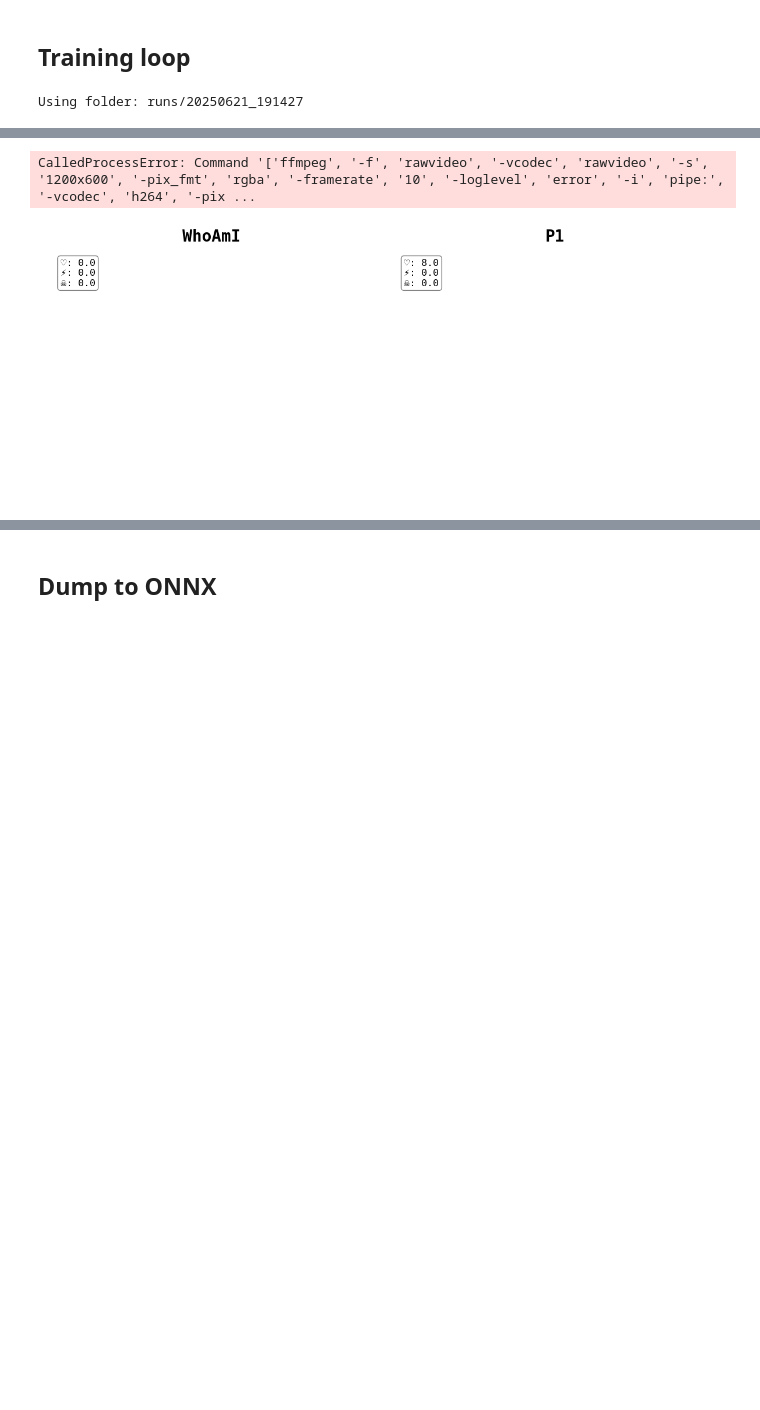
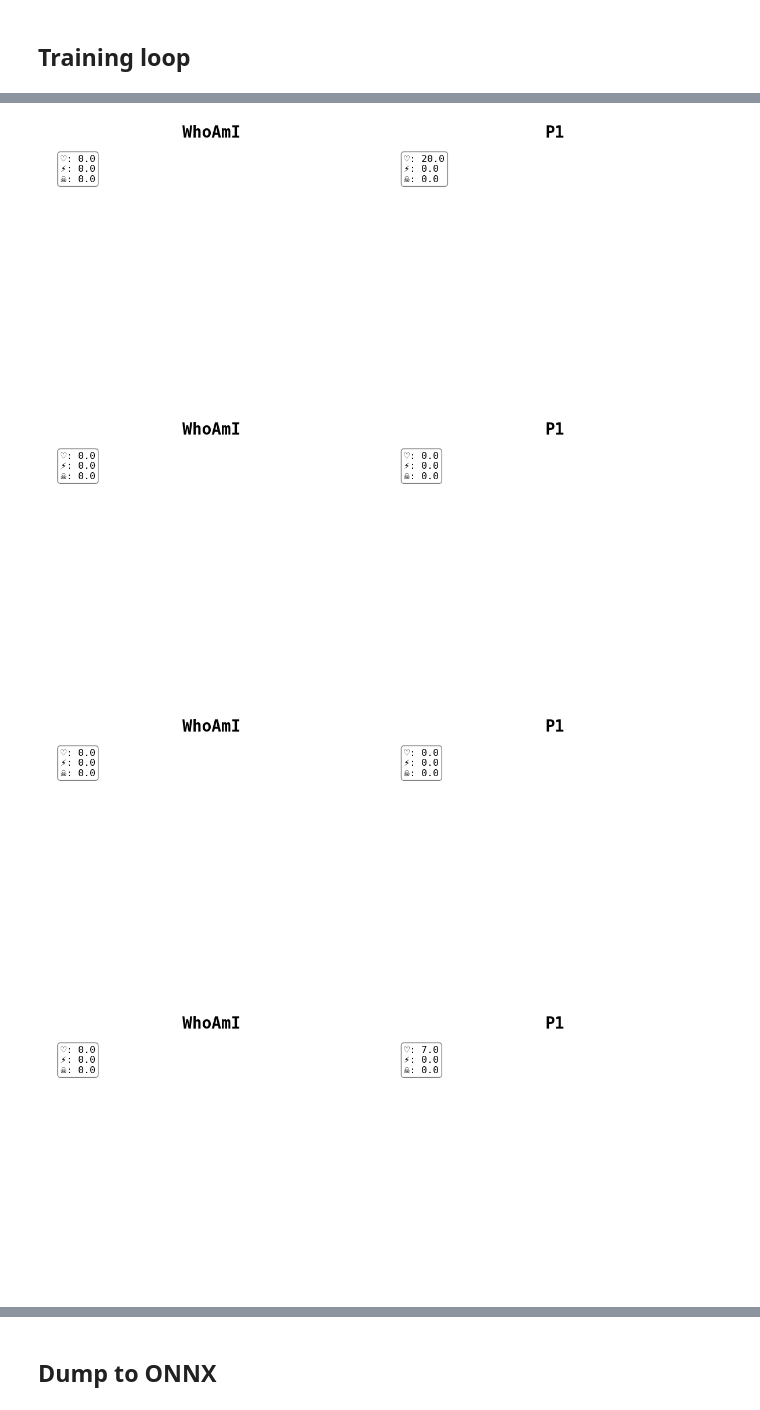
Before and after one commit to albortino/doom-drl-challenge, a Jupyter notebook: main_efficient.ipynb, the cells around one changed output, grey strips where cells are left out. Cells and saved outputs as stored; diff of their text form; code cells hidden in the pictures; blank space fills up the shorter version.

```diff
--- a/main_efficient.ipynb
+++ b/main_efficient.ipynb
@@ -35,3 +38,13 @@ from agents.helpers import *
 from agents.dqn import EfficientDQN, epsilon_greedy, soft_update_target_network, LargeDQN, SmallDQN
 # %%
 rng = np.random.default_rng(100)
+# %%
+# Create folder for training
+training_id = datetime.now().strftime("%Y%m%d_%H%M%S")
+training_folder = os.path.join("runs", training_id)
+os.makedirs(training_folder, exist_ok=True)
+print("Using folder:", training_folder)
+
+# Define loggers
+logger = FileLogger(training_folder, also_print=True)
+activation_logger = FileLogger(training_folder, filename="activations.txt", also_print=False)
@@ -74,7 +89,7 @@ NUM_BOTS = 3 #1, #6
 EPISODE_TIMEOUT = 2000
 # TODO: model hyperparams
 GAMMA = 0.95
-EPISODES = 100 #2 # 500
+EPISODES = 2 # 500
 BATCH_SIZE = 64
 REPLAY_BUFFER_SIZE = 20_000
 LEARNING_RATE = 5e-5
@@ -88,3 +103,4 @@ FRAME_SKIPPING_STOP = 100
 DEBUG = True
 PRINT_EVERY = 20
 VIDEO_DURING_TRAINING = True
+EVALUATION_EVERY = 10
@@ -171,12 +257,13 @@ for player in range(len(obs_test)):
 [figure]
 # %%
 # Iterate 60 steps
-STEPS = 10
+STEPS = 30
 
 for i in range(STEPS):
-    #actions = env_actions.get_random_action(NUM_PLAYERS)
+    actions = env_actions.get_random_action(NUM_PLAYERS)
     #actions = env_actions.get_action_value(1, NUM_PLAYERS)
-    actions = epsilon_greedy(env, model, obs_test, 1, env_actions, device, DTYPE)
+    #actions = epsilon_greedy(env, model, obs_test, 0.5, env_actions, device, DTYPE, debug=True) # 50% random actions by model
+    #actions = epsilon_greedy(env, model, torch.rand_like(torch.stack(obs_test)), 0, env_actions, device, DTYPE, debug=False) # model fully random
     obs_test, reward = env.step(actions)[0:2]
 
 for player in range(env.num_players):
@@ -216,19 +338,8 @@ POSITION_Y:              1472 | 1472
 # %% [markdown]
 ## Training loop
-# %%
-# ---------------------  TRAINING LOOP  ----------------------
-
-# Create folder for training
-training_id = datetime.now().strftime("%Y%m%d_%H%M%S")
-training_folder = os.path.join("runs", training_id)
-os.makedirs(training_folder, exist_ok=True)
-print("Using folder:", training_folder)
-
-# Define logger
-logger = FileLogger(training_folder, also_print=DEBUG)
-# %% [output]
-Using folder: runs/20250621_191427
 # %%
+# ---------------------  TRAINING LOOP  ----------------------
+
 # Training settings
 q_loss_list, epsilon_history = [], []
 reward_history = {player: [] for player in range(env.num_players)}
@@ -369,7 +480,7 @@ with TqdmProgress(total=EPISODES) as progress_bar:
         })
 
         # Show the video
-        if VIDEO_DURING_TRAINING and episode % PRINT_EVERY * 2 == 0:
+        if VIDEO_DURING_TRAINING and episode % PRINT_EVERY == 0:
             replay_msg = f"{datetime.now().strftime("%H:%M:%S")} | Episode: {episode} | Replaying animation..."
             logger.log(replay_msg)
             with suppress_output():
@@ -380,7 +491,7 @@ with TqdmProgress(total=EPISODES) as progress_bar:
         logger.log(quick_eval_msg)
 
         with suppress_output():
-            eval_obs = env.reset() # List of obs
+            eval_obs = env.reset(rng.integers(1000)) # List of obs
 
         eval_episode_rewards = [0.0] * env.num_players
         eval_done = False
@@ -412,2 +532,4 @@ with TqdmProgress(total=EPISODES) as progress_bar:
-CalledProcessError: Command '['ffmpeg', '-f', 'rawvideo', '-vcodec', 'rawvideo', '-s', '1200x600', '-pix_fmt', 'rgba', '-framerate', '10', '-loglevel', 'error', '-i', 'pipe:', '-vcodec', 'h264', '-pix ...
-[figure, old version]
+[figure, new version]
+[figure, added]
+[figure, added]
+[figure, added]
```
Also changed, not shown: parts of 17 cells of this notebook, 13 other files.
